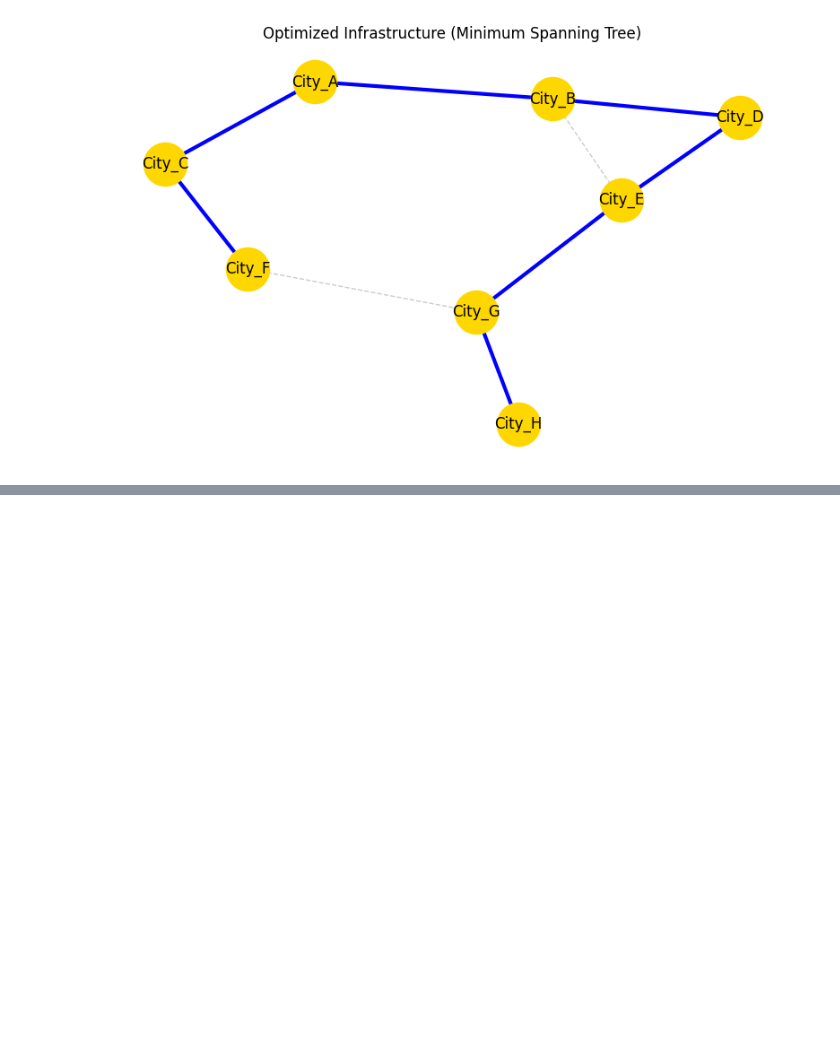
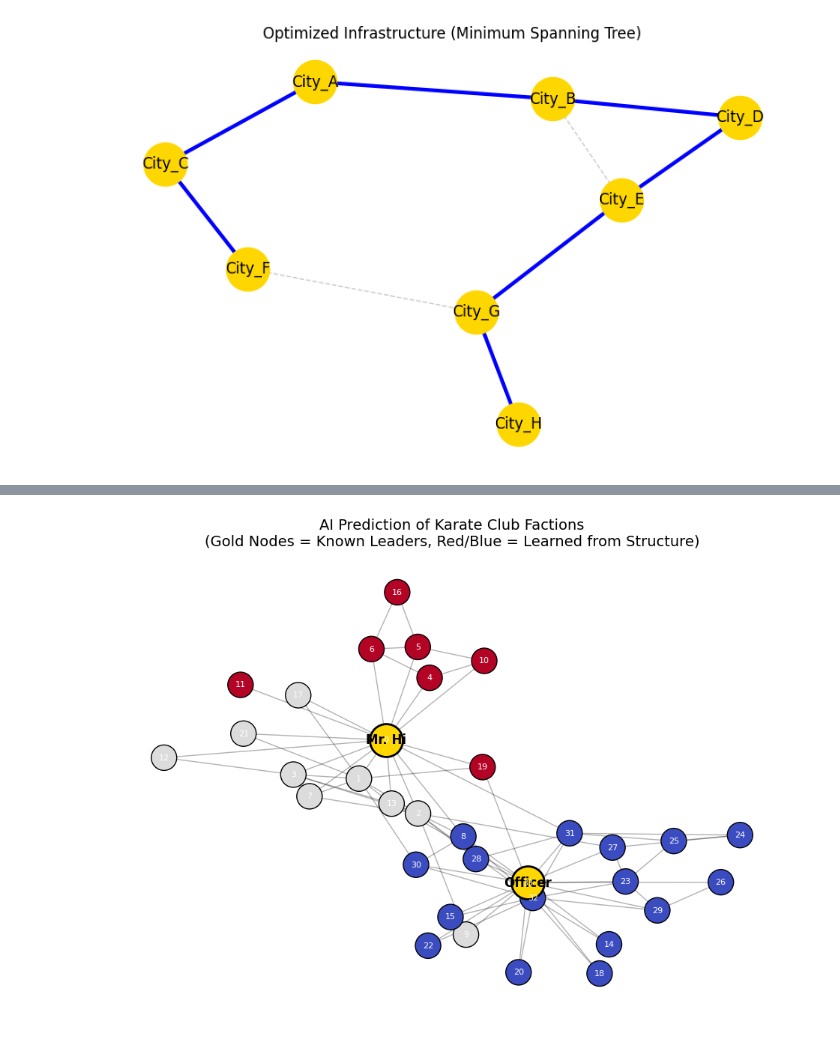
Before and after one commit to Alwin771/Graph, a Jupyter notebook: Welcome_to_Colab.ipynb, the cells around one changed output, grey strips where cells are left out. Saved outputs shown, nothing was run; the diff lists cells and outputs as text; code cells hidden in the pictures; blank space fills up the shorter version.

```diff
--- a/Welcome_to_Colab.ipynb
+++ b/Welcome_to_Colab.ipynb
@@ -99,3 +99,93 @@ Total Network Cost: $107M
 Optimized MST Cost: $72M
 Savings: $35M
 [figure]
+# %%
+import networkx as nx
+import matplotlib.pyplot as plt
+import matplotlib.colors as mcolors
+
+# ==========================================
+# STEP 1: LOAD THE DATASET
+# ==========================================
+# Zachary's Karate Club is a built-in dataset in NetworkX
+G = nx.karate_club_graph()
+
+# The dataset comes with the "club" attribute which tells us the TRUE faction
+# 'Mr. Hi' (Node 0) vs 'Officer' (Node 33)
+true_labels = [G.nodes[i]['club'] for i in G.nodes()]
+
+print(f"Graph Loaded: {G.number_of_nodes()} Students, {G.number_of_edges()} Interactions.")
+
+# ==========================================
+# STEP 2: SIMULATE "MISSING DATA" FOR AI
+# ==========================================
+# We will hide the labels of all students except the two leaders.
+# The AI must "guess" the rest.
+known_labels = {}
+for node in G.nodes():
+    if node == 0:
+        known_labels[node] = 'Mr. Hi'  # Leader 1
+    elif node == 33:
+        known_labels[node] = 'Officer' # Leader 2
+    else:
+        # We pretend we don't know which club these students joined
+        continue
+
+# ==========================================
+# STEP 3: THE "LEARNING" (Label Propagation)
+# ==========================================
+# This algorithm spreads the known labels to neighbors iteratively.
+# It is a fundamental concept behind GNNs (Message Passing).
+H = G.copy()
+nx.set_node_attributes(H, known_labels, 'predicted_club')
+
+# Use NetworkX's built-in Label Propagation (semi-supervised)
+# Note: We use the community detection version here for demonstration
+from networkx.algorithms import community
+
+# Find communities purely based on structure
+communities = community.greedy_modularity_communities(H)
+
+# Map the results back to a dictionary
+predicted_groups = {}
+for i, comm in enumerate(communities):
+    for node in comm:
+        predicted_groups[node] = i
+
+# ==========================================
+# STEP 4: VISUALIZATION
+# ==========================================
+plt.figure(figsize=(12, 8))
+pos = nx.spring_layout(G, seed=42) # Fixed layout for consistency
+
+# Prepare colors based on the PREDICTED groups
+node_colors = [predicted_groups[n] for n in G.nodes()]
+
+# Draw the Nodes
+# We use a cool-warm colormap to clearly show the two factions
+nodes = nx.draw_networkx_nodes(G, pos,
+                               node_size=600,
+                               node_color=node_colors,
+                               cmap=plt.cm.coolwarm,
+                               edgecolors='black')
+
+# Draw the Edges
+nx.draw_networkx_edges(G, pos, alpha=0.3)
+
+# Highlight the Leaders (The only data we "gave" the AI)
+nx.draw_networkx_nodes(G, pos, nodelist=[0, 33], node_size=1000, node_color='gold', edgecolors='black', linewidths=2)
+nx.draw_networkx_labels(G, pos, labels={0: "Mr. Hi", 33: "Officer"}, font_weight="bold", font_size=12)
+nx.draw_networkx_labels(G, pos, font_color='white', font_size=8)
+
+
+plt.title("AI Prediction of Karate Club Factions\n(Gold Nodes = Known Leaders, Red/Blue = Learned from Structure)", fontsize=14)
+plt.axis('off')
+plt.show()
+# ==========================================
+# STEP 5: EVALUATION
+# ==========================================
+# Let's see if the structure-based split matches reality
+print("--- Prediction Analysis ---")
+print(f"Algorithm identified {len(communities)} distinct communities.")
+print("Note: In a perfect structural split, these match the two real-world factions.")
+# %% [output]
@@ -101,0 +193 @@ Savings: $35M
+[figure, added]
```
Also changed, not shown: parts of 1 cell of this notebook.
